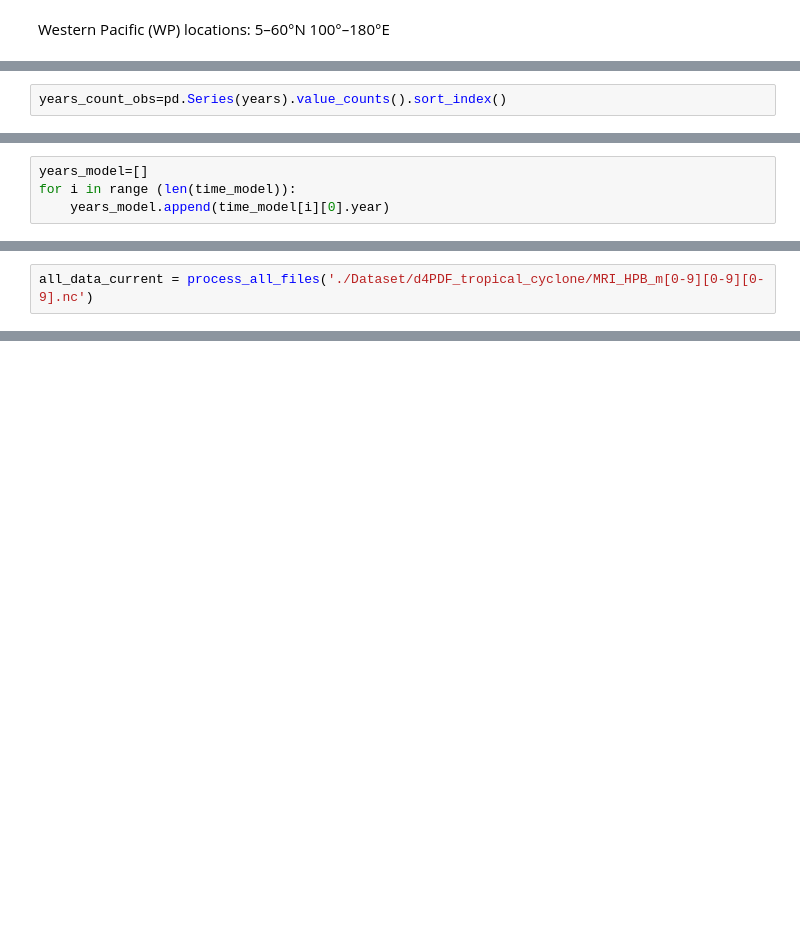
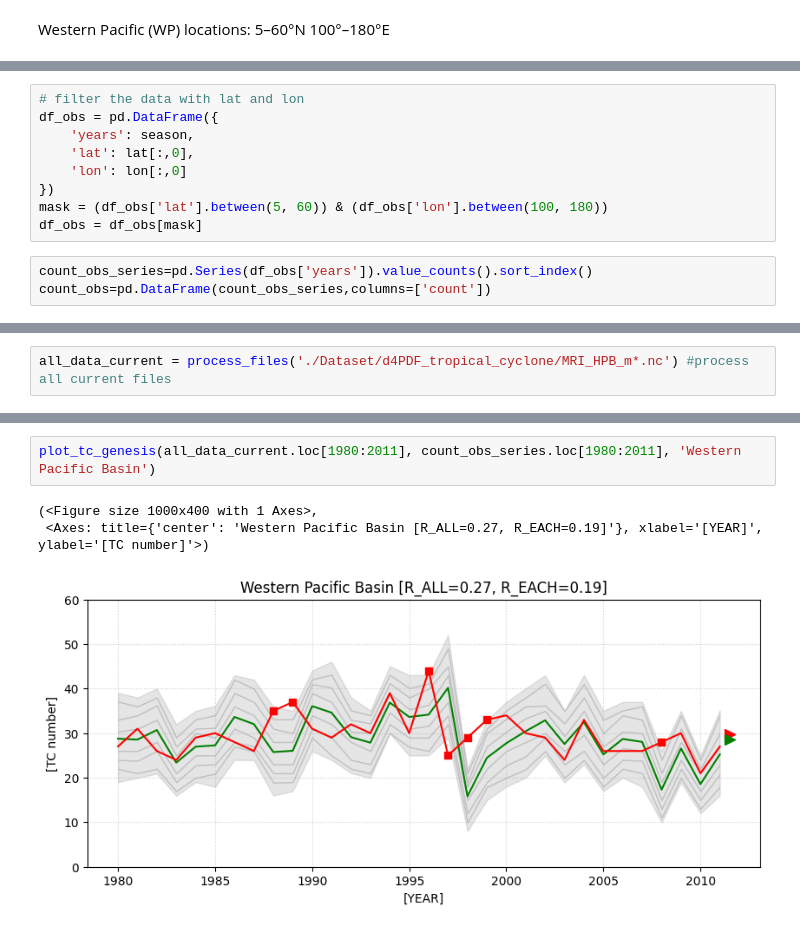
Before and after one commit to famnkunf/PFVTCAWNP, a Jupyter notebook: main.ipynb, the cells around one changed output, grey strips where cells are left out. Drawn from its saved outputs; the diff is of its cells as text; blank space fills up the shorter version.

```diff
--- a/main.ipynb
+++ b/main.ipynb
@@ -99,2 +94,12 @@ for i in range (len(d_times)):
+# %%
+# filter the data with lat and lon
+df_obs = pd.DataFrame({
+    'years': season,
+    'lat': lat[:,0],
+    'lon': lon[:,0]
+})
+mask = (df_obs['lat'].between(5, 60)) & (df_obs['lon'].between(100, 180))
+df_obs = df_obs[mask]
 # %%
-years_count_obs=pd.Series(years).value_counts().sort_index()
+count_obs_series=pd.Series(df_obs['years']).value_counts().sort_index()
+count_obs=pd.DataFrame(count_obs_series,columns=['count'])
@@ -142,4 +105,0 @@ dict_keys(['track_time', 'track_lat', 'track_lon', 'track_pres', 'track_wind'])
-# %%
-years_model=[]
-for i in range (len(time_model)):
-    years_model.append(time_model[i][0].year)
@@ -208,2 +110,2 @@ plt.legend()
 # %%
-all_data_current = process_all_files('./Dataset/d4PDF_tropical_cyclone/MRI_HPB_m[0-9][0-9][0-9].nc')
+all_data_current = process_files('./Dataset/d4PDF_tropical_cyclone/MRI_HPB_m*.nc') #process all current files
@@ -267,0 +218,6 @@ Minimum yearly average: 15.84 (1998)
+# %%
+plot_tc_genesis(all_data_current.loc[1980:2011], count_obs_series.loc[1980:2011], 'Western Pacific Basin')
+# %% [output]
+(<Figure size 1000x400 with 1 Axes>,
+ <Axes: title={'center': 'Western Pacific Basin [R_ALL=0.27, R_EACH=0.19]'}, xlabel='[YEAR]', ylabel='[TC number]'>)
+[figure, added]
```
Also changed, not shown: parts of 26 cells of this notebook.
